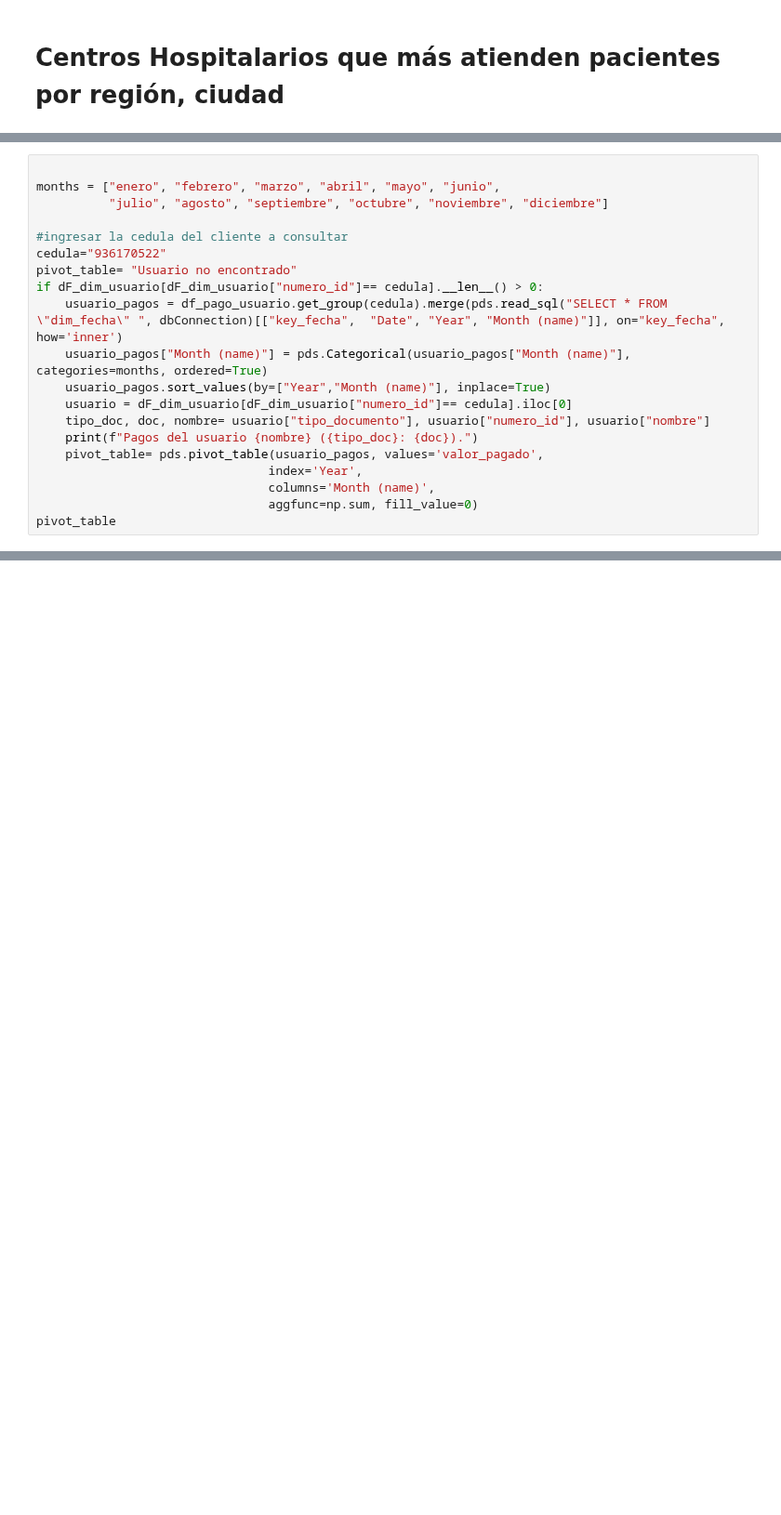
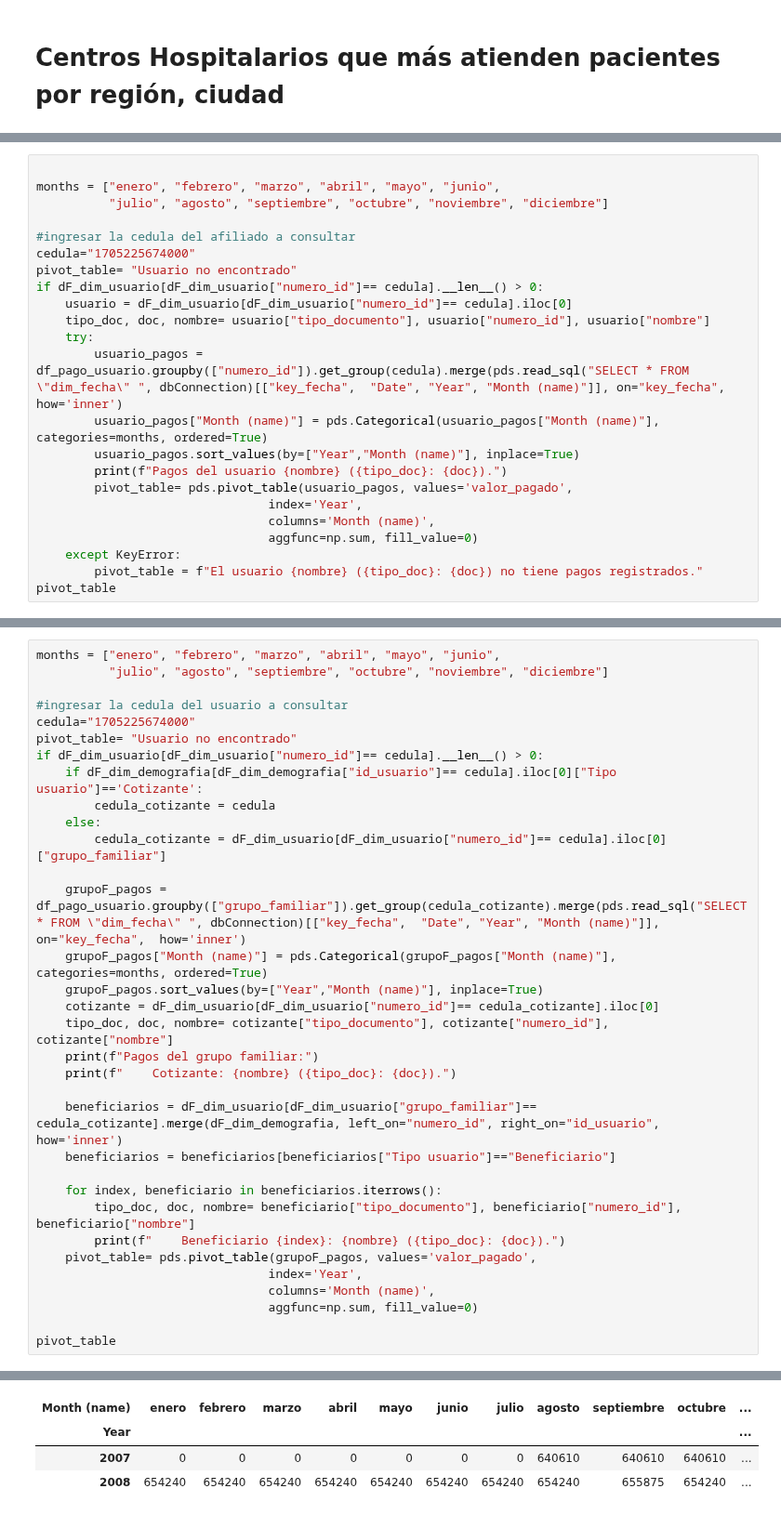
Before and after one commit to Jujo2040751/Proyecto-DataScience, a Jupyter notebook: proy.ipynb, the cells around one changed output, grey strips where cells are left out. Shown at 93% size. Saved outputs shown, nothing was run; the diff lists cells and outputs as text; blank space fills up the shorter version.

Commit message:
Pagos por grupo familiar

```diff
--- a/proy.ipynb
+++ b/proy.ipynb
@@ -388,19 +377,22 @@ Name: 2, dtype: object
 months = ["enero", "febrero", "marzo", "abril", "mayo", "junio",
           "julio", "agosto", "septiembre", "octubre", "noviembre", "diciembre"]
 
-#ingresar la cedula del cliente a consultar
-cedula="936170522"
+#ingresar la cedula del afiliado a consultar
+cedula="1705225674000"
 pivot_table= "Usuario no encontrado"
 if dF_dim_usuario[dF_dim_usuario["numero_id"]== cedula].__len__() > 0:
-    usuario_pagos = df_pago_usuario.get_group(cedula).merge(pds.read_sql("SELECT * FROM \"dim_fecha\" ", dbConnection)[["key_fecha",  "Date", "Year", "Month (name)"]], on="key_fecha",  how='inner')
-    usuario_pagos["Month (name)"] = pds.Categorical(usuario_pagos["Month (name)"], categories=months, ordered=True)
-    usuario_pagos.sort_values(by=["Year","Month (name)"], inplace=True)
     usuario = dF_dim_usuario[dF_dim_usuario["numero_id"]== cedula].iloc[0]
     tipo_doc, doc, nombre= usuario["tipo_documento"], usuario["numero_id"], usuario["nombre"]
-    print(f"Pagos del usuario {nombre} ({tipo_doc}: {doc}).")
-    pivot_table= pds.pivot_table(usuario_pagos, values='valor_pagado',
+    try:
+        usuario_pagos = df_pago_usuario.groupby(["numero_id"]).get_group(cedula).merge(pds.read_sql("SELECT * FROM \"dim_fecha\" ", dbConnection)[["key_fecha",  "Date", "Year", "Month (name)"]], on="key_fecha",  how='inner')
+        usuario_pagos["Month (name)"] = pds.Categorical(usuario_pagos["Month (name)"], categories=months, ordered=True)
+        usuario_pagos.sort_values(by=["Year","Month (name)"], inplace=True)
+        print(f"Pagos del usuario {nombre} ({tipo_doc}: {doc}).")
+        pivot_table= pds.pivot_table(usuario_pagos, values='valor_pagado',
                                 index='Year',
                                 columns='Month (name)',
                                 aggfunc=np.sum, fill_value=0)
+    except KeyError:
+        pivot_table = f"El usuario {nombre} ({tipo_doc}: {doc}) no tiene pagos registrados."
 pivot_table
 # %% [output]
@@ -412,0 +402,34 @@ Pagos del usuario Gerardo Villanueva Pinto (Cedula: 936170522).
+# %%
+months = ["enero", "febrero", "marzo", "abril", "mayo", "junio",
+          "julio", "agosto", "septiembre", "octubre", "noviembre", "diciembre"]
+
+#ingresar la cedula del usuario a consultar
+cedula="1705225674000"
+pivot_table= "Usuario no encontrado"
+if dF_dim_usuario[dF_dim_usuario["numero_id"]== cedula].__len__() > 0:
+    if dF_dim_demografia[dF_dim_demografia["id_usuario"]== cedula].iloc[0]["Tipo usuario"]=='Cotizante':
+        cedula_cotizante = cedula
+    else:
+        cedula_cotizante = dF_dim_usuario[dF_dim_usuario["numero_id"]== cedula].iloc[0]["grupo_familiar"]
+
+    grupoF_pagos = df_pago_usuario.groupby(["grupo_familiar"]).get_group(cedula_cotizante).merge(pds.read_sql("SELECT * FROM \"dim_fecha\" ", dbConnection)[["key_fecha",  "Date", "Year", "Month (name)"]], on="key_fecha",  how='inner')
+    grupoF_pagos["Month (name)"] = pds.Categorical(grupoF_pagos["Month (name)"], categories=months, ordered=True)
+    grupoF_pagos.sort_values(by=["Year","Month (name)"], inplace=True)
+    cotizante = dF_dim_usuario[dF_dim_usuario["numero_id"]== cedula_cotizante].iloc[0]
+    tipo_doc, doc, nombre= cotizante["tipo_documento"], cotizante["numero_id"], cotizante["nombre"]
+    print(f"Pagos del grupo familiar:")
+    print(f"    Cotizante: {nombre} ({tipo_doc}: {doc}).")
+
+    beneficiarios = dF_dim_usuario[dF_dim_usuario["grupo_familiar"]== cedula_cotizante].merge(dF_dim_demografia, left_on="numero_id", right_on="id_usuario",  how='inner')
+    beneficiarios = beneficiarios[beneficiarios["Tipo usuario"]=="Beneficiario"]
+
+    for index, beneficiario in beneficiarios.iterrows():
+        tipo_doc, doc, nombre= beneficiario["tipo_documento"], beneficiario["numero_id"], beneficiario["nombre"]
+        print(f"    Beneficiario {index}: {nombre} ({tipo_doc}: {doc}).")
+    pivot_table= pds.pivot_table(grupoF_pagos, values='valor_pagado',
+                                index='Year',
+                                columns='Month (name)',
+                                aggfunc=np.sum, fill_value=0)
+
+pivot_table
+# %% [output]
@@ -412,0 +441,4 @@ Pagos del usuario Gerardo Villanueva Pinto (Cedula: 936170522).
+| Month (name) | enero | febrero | marzo | abril | mayo | junio | julio | agosto | septiembre | octubre | ... |
+| Year |  |  |  |  |  |  |  |  |  |  | ... |
+| 2007 | 0 | 0 | 0 | 0 | 0 | 0 | 0 | 640610 | 640610 | 640610 | ... |
+| 2008 | 654240 | 654240 | 654240 | 654240 | 654240 | 654240 | 654240 | 654240 | 655875 | 654240 | ... |
```
Also changed, not shown: parts of 18 cells of this notebook.
